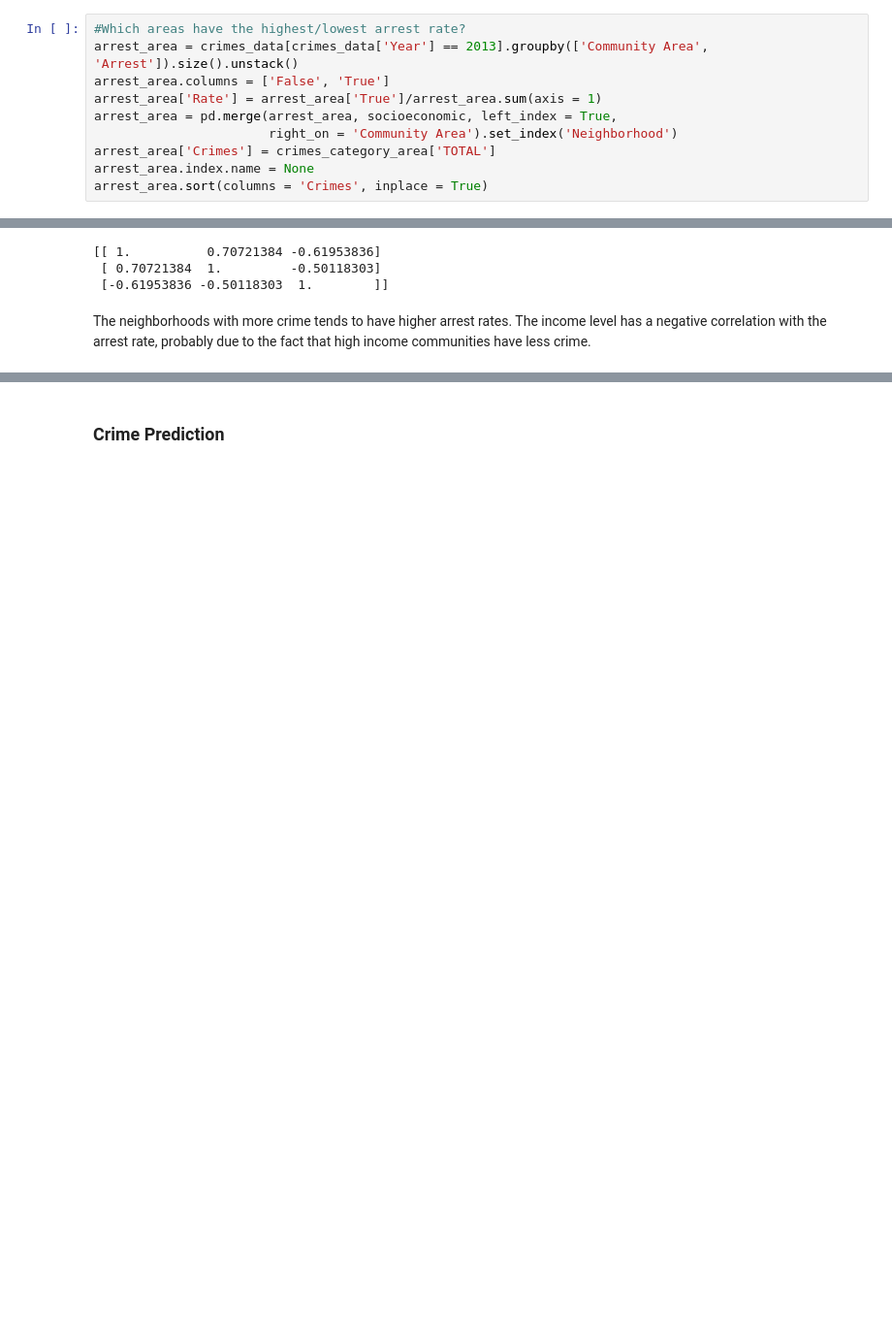
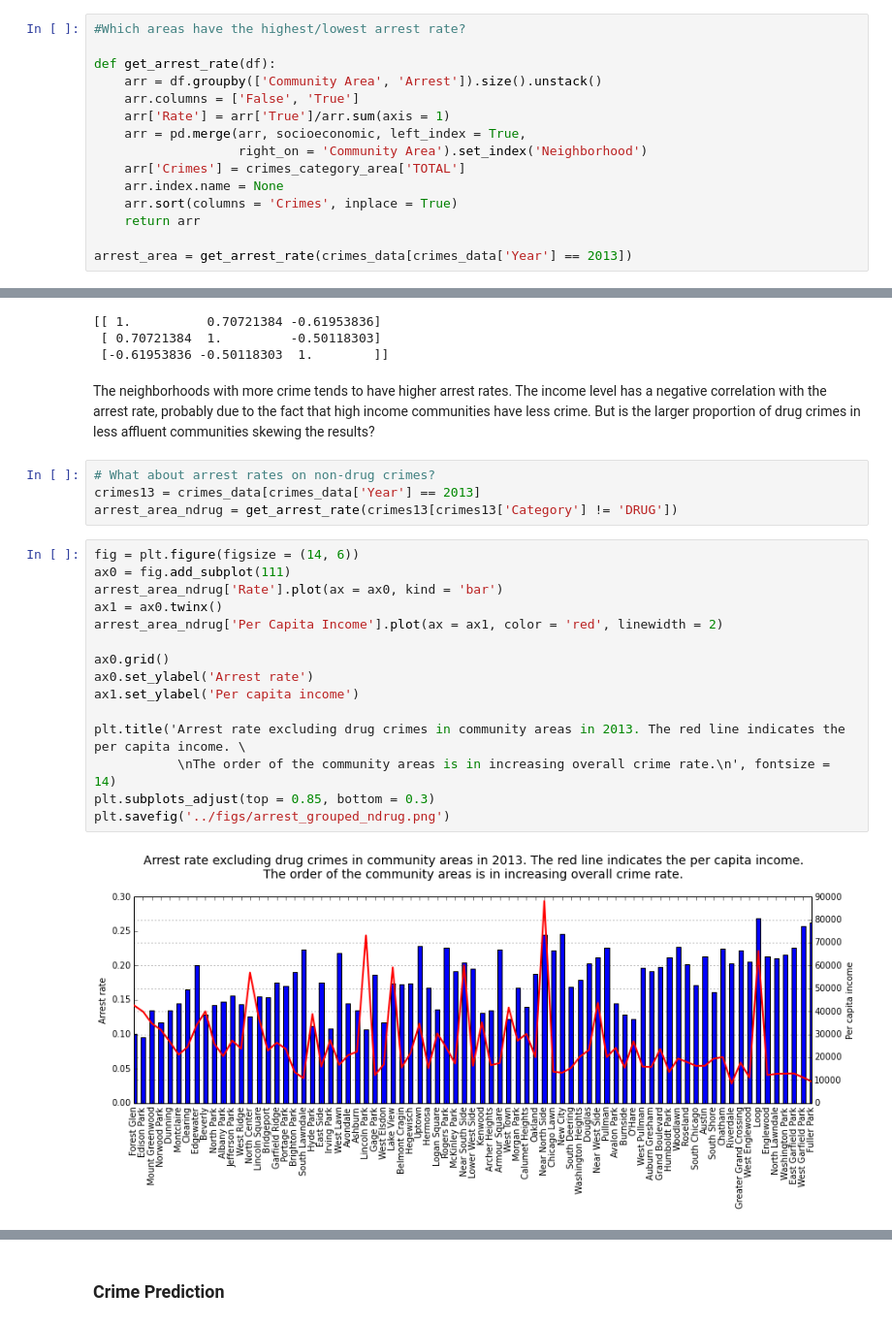
Before and after one commit to tianhuil/projects201409, a Jupyter notebook: jee/src/chicago_crime_src.ipynb, the cells around one changed output, grey strips where cells are left out. Shown at 97% size. Saved outputs shown, nothing was run; the diff lists cells and outputs as text; blank space fills up the shorter version.

```diff
--- a/jee/src/chicago_crime_src.ipynb
+++ b/jee/src/chicago_crime_src.ipynb
@@ -542,14 +542,19 @@ plt.savefig('../figs/arrest.png')
 ### Which neighborhoods have the highest/lowest arrest rate?
 # %%
 #Which areas have the highest/lowest arrest rate?
-arrest_area = crimes_data[crimes_data['Year'] == 2013].groupby(['Community Area', 'Arrest']).size().unstack()
-arrest_area.columns = ['False', 'True']
-arrest_area['Rate'] = arrest_area['True']/arrest_area.sum(axis = 1)
-arrest_area = pd.merge(arrest_area, socioeconomic, left_index = True,
-                       right_on = 'Community Area').set_index('Neighborhood')
-arrest_area['Crimes'] = crimes_category_area['TOTAL']
-arrest_area.index.name = None
-arrest_area.sort(columns = 'Crimes', inplace = True)
+
+def get_arrest_rate(df):
+    arr = df.groupby(['Community Area', 'Arrest']).size().unstack()
+    arr.columns = ['False', 'True']
+    arr['Rate'] = arr['True']/arr.sum(axis = 1)
+    arr = pd.merge(arr, socioeconomic, left_index = True,
+                   right_on = 'Community Area').set_index('Neighborhood')
+    arr['Crimes'] = crimes_category_area['TOTAL']
+    arr.index.name = None
+    arr.sort(columns = 'Crimes', inplace = True)
+    return arr
+
+arrest_area = get_arrest_rate(crimes_data[crimes_data['Year'] == 2013])
 # %%
 fig = plt.figure(figsize = (14, 6))
 ax0 = fig.add_subplot(111)
@@ -574,4 +579,25 @@ print scipy.stats.spearmanr(arrest_area[['Rate', 'Crimes', 'Per Capita Income']]
  [ 0.70721384  1.         -0.50118303]
  [-0.61953836 -0.50118303  1.        ]]
 # %% [markdown]
-The neighborhoods with more crime tends to have higher arrest rates. The income level has a negative correlation with the arrest rate, probably due to the fact that high income communities have less crime.
+The neighborhoods with more crime tends to have higher arrest rates. The income level has a negative correlation with the arrest rate, probably due to the fact that high income communities have less crime. But is the larger proportion of drug crimes in less affluent communities skewing the results?
+# %%
+# What about arrest rates on non-drug crimes?
+crimes13 = crimes_data[crimes_data['Year'] == 2013]
+arrest_area_ndrug = get_arrest_rate(crimes13[crimes13['Category'] != 'DRUG'])
+# %%
+fig = plt.figure(figsize = (14, 6))
+ax0 = fig.add_subplot(111)
+arrest_area_ndrug['Rate'].plot(ax = ax0, kind = 'bar')
+ax1 = ax0.twinx()
+arrest_area_ndrug['Per Capita Income'].plot(ax = ax1, color = 'red', linewidth = 2)
+
+ax0.grid()
+ax0.set_ylabel('Arrest rate')
+ax1.set_ylabel('Per capita income')
+
+plt.title('Arrest rate excluding drug crimes in community areas in 2013. The red line indicates the per capita income. \
+           \nThe order of the community areas is in increasing overall crime rate.\n', fontsize = 14)
+plt.subplots_adjust(top = 0.85, bottom = 0.3)
+plt.savefig('../figs/arrest_grouped_ndrug.png')
+# %% [output]
+[figure, added]
```
Also changed, not shown: parts of 2 cells of this notebook, 4 other files.
